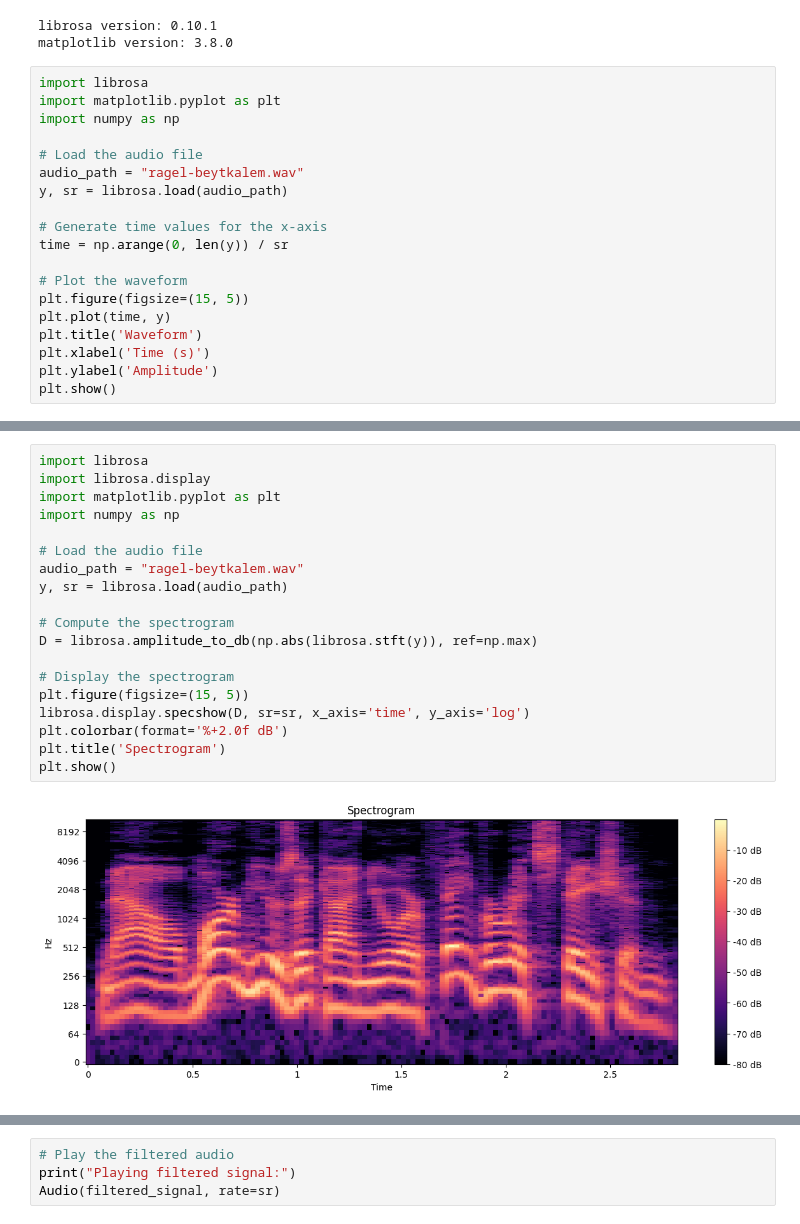
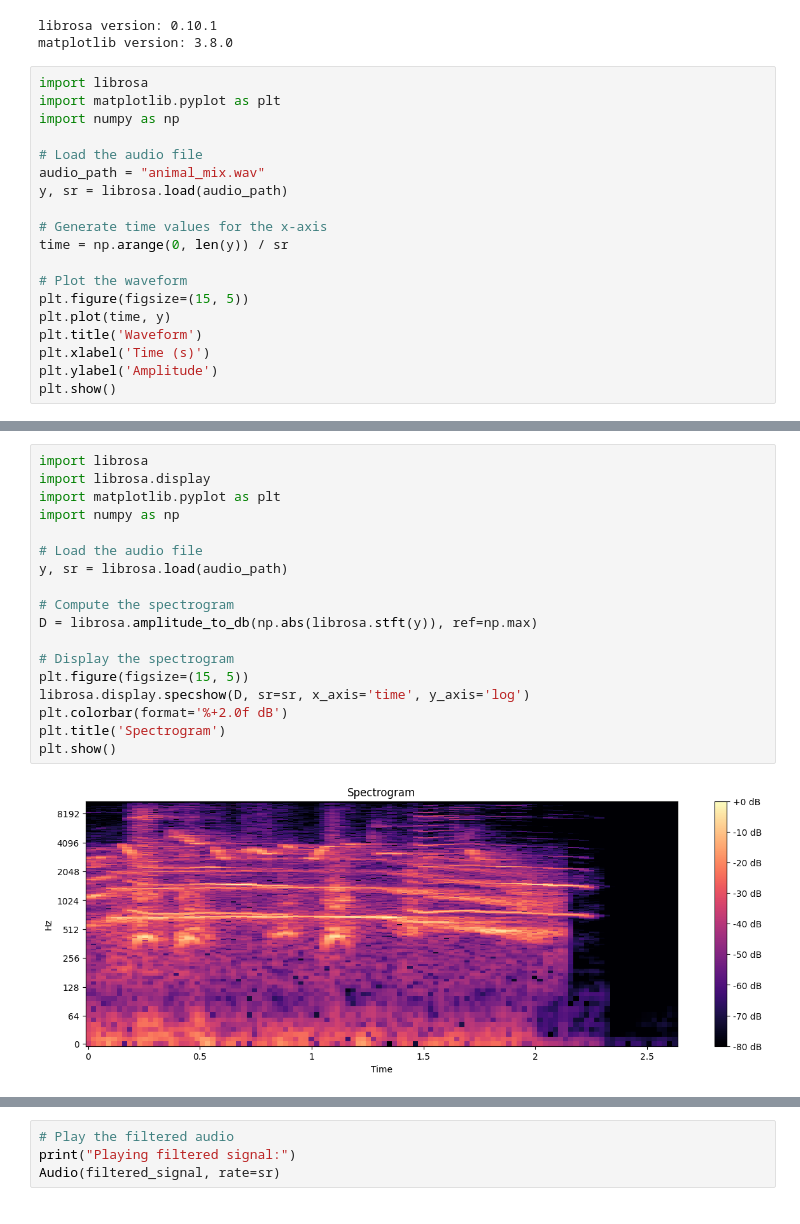
Before and after one commit to AliBadran716/Signal_equilizer, a Jupyter notebook: SoundAnalyzer.ipynb, the cells around one changed output, grey strips where cells are left out. Cells and saved outputs as stored; diff of their text form.

```diff
--- a/SoundAnalyzer.ipynb
+++ b/SoundAnalyzer.ipynb
@@ -13,7 +13,7 @@ import matplotlib.pyplot as plt
 import numpy as np
 
 # Load the audio file
-audio_path = "ragel-beytkalem.wav"
+audio_path = "animal_mix.wav"
 y, sr = librosa.load(audio_path)
 
 # Generate time values for the x-axis
@@ -31,24 +31,23 @@ plt.show()
 # %%
 import librosa
 import librosa.display
 import matplotlib.pyplot as plt
 import numpy as np
 
 # Load the audio file
-audio_path = "ragel-beytkalem.wav"
 y, sr = librosa.load(audio_path)
 
 # Compute the spectrogram
 D = librosa.amplitude_to_db(np.abs(librosa.stft(y)), ref=np.max)
 
 # Display the spectrogram
 plt.figure(figsize=(15, 5))
 librosa.display.specshow(D, sr=sr, x_axis='time', y_axis='log')
 plt.colorbar(format='%+2.0f dB')
 plt.title('Spectrogram')
 plt.show()
 # %% [output]
-[figure, old version]
+[figure, new version]
 # %%
 from scipy.signal import find_peaks
 
```
Also changed, not shown: parts of 5 cells of this notebook, 2 other files.
